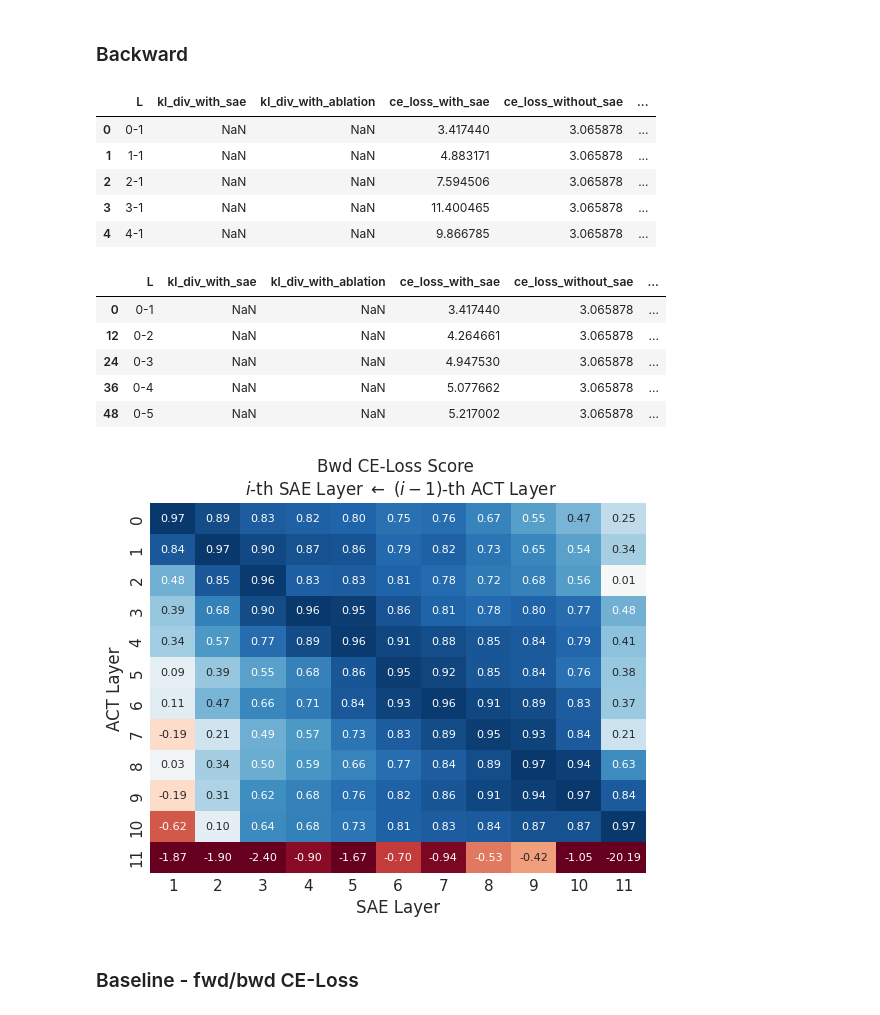
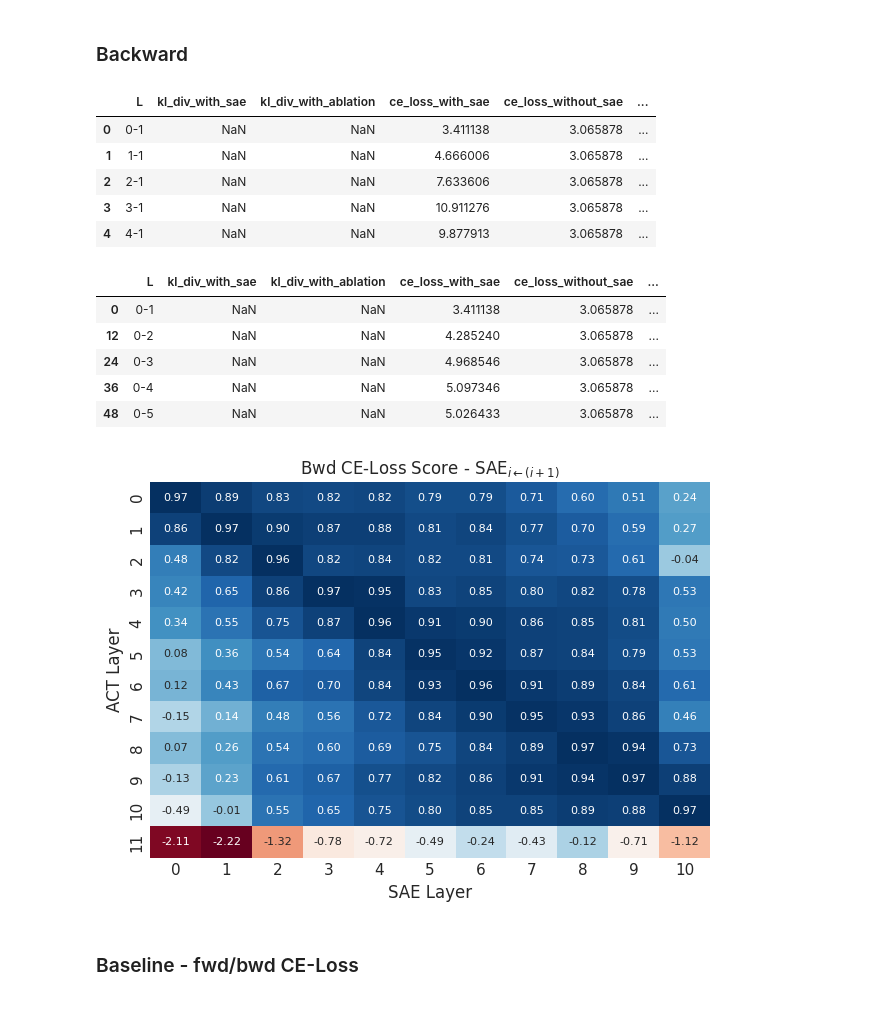
Before and after one commit to ghidav/sae-transfer-learning, a Jupyter notebook: paper_plot.ipynb, the cells around one changed output. Drawn from its saved outputs; the diff is of its cells as text; code cells hidden in the pictures.

```diff
--- a/paper_plot.ipynb
+++ b/paper_plot.ipynb
@@ -6,8 +6,9 @@ import numpy as np
 import pandas as pd
 import seaborn as sns
 
-IMG_PATH = '/workspace/sae-transfer-learning/imgs/'
-EVAL_PATH = '/workspace/sae-transfer-learning/eval/'
+IMG_PATH = '/home/belerico/projects/sae-transfer-learning/imgs/'
+EVAL_PATH = '/home/belerico/projects/sae-transfer-learning/eval/'
+os.makedirs(IMG_PATH, exist_ok=True)
 # %% [markdown]
 ### Baseline
 # %%
@@ -215,20 +132,0 @@ fig.show()
-# %%
-# Use seaborn to plot a heatmap out of baseline[["ce_loss_score"]].to_numpy().reshape(12, 12)
-sns.set_theme()
-ax = sns.heatmap(
-    np.abs(
-        fwd[["ce_loss_with_sae"]].to_numpy().reshape(12, 11)
-        - baseline[["ce_loss_without_sae"]].to_numpy().reshape(12, 12)[:, :-1]
-    ),
-    annot=True,
-    fmt=".2f",
-    cmap="RdBu_r",
-    annot_kws={"size": 8},
-    cbar=False,
-)
-ax.set_title("CE-Loss Score")
-ax.set_ylabel("ACT Layer")
-ax.set_xlabel("SAE Layer")
-ax.set_xticklabels(np.arange(1, 12), va="center", ha="center")
-ax.set_yticklabels(np.arange(0, 12), va="center", ha="center")
-fig.show()
@@ -237,50 +133,51 @@ fig.show()
 # %% [markdown]
 ### Backward
 # %%
-bwd = pd.read_csv(EVAL_PATH + f"rs-post_transfer_backward_{ckpt}_all.csv")
+bwd = pd.read_csv(EVAL_PATH + f"rs-post_transfer_backward_{ckpt}_all_mse.csv")
 bwd.rename(columns={'Unnamed: 0':'L'}, inplace=True)
 bwd.head()
 # %% [output]
 |  | L | kl_div_with_sae | kl_div_with_ablation | ce_loss_with_sae | ce_loss_without_sae | ... |
-| 0 | 0-1 | NaN | NaN | 3.417440 | 3.065878 | ... |
-| 1 | 1-1 | NaN | NaN | 4.883171 | 3.065878 | ... |
-| 2 | 2-1 | NaN | NaN | 7.594506 | 3.065878 | ... |
-| 3 | 3-1 | NaN | NaN | 11.400465 | 3.065878 | ... |
-| 4 | 4-1 | NaN | NaN | 9.866785 | 3.065878 | ... |
+| 0 | 0-1 | NaN | NaN | 3.411138 | 3.065878 | ... |
+| 1 | 1-1 | NaN | NaN | 4.666006 | 3.065878 | ... |
+| 2 | 2-1 | NaN | NaN | 7.633606 | 3.065878 | ... |
+| 3 | 3-1 | NaN | NaN | 10.911276 | 3.065878 | ... |
+| 4 | 4-1 | NaN | NaN | 9.877913 | 3.065878 | ... |
 # %%
 bwd[["ACT-Layer", "SAE-Layer"]] = bwd["L"].str.split("-", n=1, expand=True)
 bwd["ACT-Layer"] = bwd["ACT-Layer"].astype(int)
-bwd["SAE-Layer"] = bwd["SAE-Layer"].astype(int)
+bwd["SAE-Layer"] = bwd["SAE-Layer"].astype(int) - 1
 bwd = bwd.sort_values(by=["ACT-Layer", "SAE-Layer"])
 bwd.head()
 # %% [output]
 |  | L | kl_div_with_sae | kl_div_with_ablation | ce_loss_with_sae | ce_loss_without_sae | ... |
-| 0 | 0-1 | NaN | NaN | 3.417440 | 3.065878 | ... |
-| 12 | 0-2 | NaN | NaN | 4.264661 | 3.065878 | ... |
-| 24 | 0-3 | NaN | NaN | 4.947530 | 3.065878 | ... |
-| 36 | 0-4 | NaN | NaN | 5.077662 | 3.065878 | ... |
-| 48 | 0-5 | NaN | NaN | 5.217002 | 3.065878 | ... |
+| 0 | 0-1 | NaN | NaN | 3.411138 | 3.065878 | ... |
+| 12 | 0-2 | NaN | NaN | 4.285240 | 3.065878 | ... |
+| 24 | 0-3 | NaN | NaN | 4.968546 | 3.065878 | ... |
+| 36 | 0-4 | NaN | NaN | 5.097346 | 3.065878 | ... |
+| 48 | 0-5 | NaN | NaN | 5.026433 | 3.065878 | ... |
 # %%
 # Use seaborn to plot a heatmap out of baseline[["ce_loss_score"]].to_numpy().reshape(12, 12)
 sns.set_theme()
 ax = sns.heatmap(
     bwd[["ce_loss_score"]].to_numpy().reshape(12, 11),
     annot=True,
     fmt=".2f",
     cmap="RdBu",
     annot_kws={"size": 8},
-    vmax=1,
-    vmin=-1,
+    # vmax=1,
+    # vmin=-1,
     cbar=False,
 )
-ax.set_title("Bwd CE-Loss Score \n $i$-th SAE Layer $\leftarrow$ $(i-1)$-th ACT Layer")
+ax.set_title("Bwd CE-Loss Score - SAE$_{i \leftarrow (i+1)}$")
 ax.set_ylabel("ACT Layer")
 ax.set_xlabel("SAE Layer")
-ax.set_xticklabels(np.arange(1, 12), va="center", ha="center")
+ax.set_xticklabels(np.arange(0, 11), va="center", ha="center")
 ax.set_yticklabels(np.arange(0, 12), va="center", ha="center")
-fig.show()
+plt.tight_layout()
+plt.show()
 # %% [output]
-[figure, old version]
+[figure, new version]
 # %%
 # TODO:
 # - Add one plot for checkpoint
```
Also changed, not shown: parts of 26 cells of this notebook.
